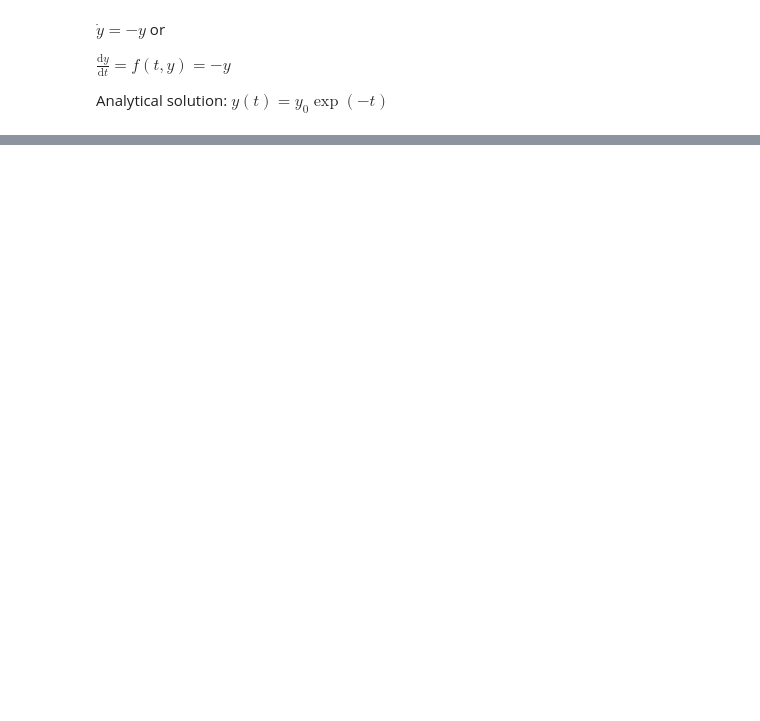
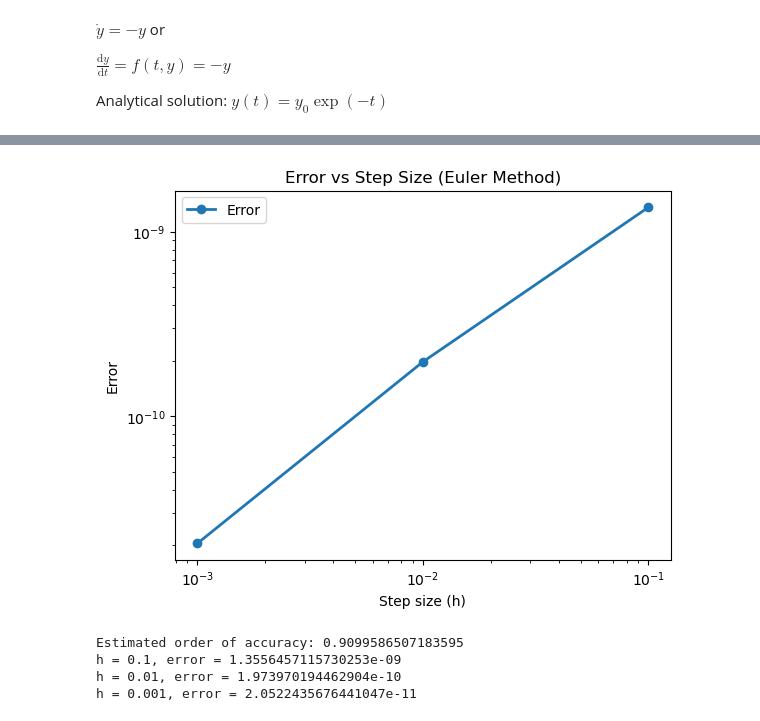
Before and after one commit to rammanohartk/ODE-Solver, a Jupyter notebook: notebooks/01_Euler-Method.ipynb, the cells around one changed output, grey strips where cells are left out. Drawn from its saved outputs; the diff is of its cells as text; code cells hidden in the pictures; blank space fills up the shorter version.

```diff
--- a/notebooks/01_Euler-Method.ipynb
+++ b/notebooks/01_Euler-Method.ipynb
@@ -70,0 +179,56 @@ from euler import EulerODE
+# %%
+
+
+# Final time
+t_final = 20
+
+# Step sizes
+hs = [ 0.1, 0.01, 0.001]
+
+errors = []
+
+for h in hs:
+    y = 1  # initial condition
+    nmax = int(t_final / h)
+
+    # Euler method loop
+    for _ in range(nmax):
+        y = y - y * h
+
+    # Exact solution at final time
+    exact = np.exp(-t_final)
+
+    # Absolute error at final time
+    error = abs(y - exact)
+    errors.append(error)
+
+# Convert to arrays for analysis
+hs_array = np.array(hs)
+errors_array = np.array(errors)
+
+# Log-log plot
+plt.loglog(hs_array, errors_array, 'o-', label="Error")
+
+plt.xlabel("Step size (h)")
+plt.ylabel("Error")
+plt.title("Error vs Step Size (Euler Method)")
+plt.legend()
+plt.show()
+
+# Compute slope (order of accuracy)
+log_h = np.log(hs_array)
+log_err = np.log(errors_array)
+
+slope = np.polyfit(log_h, log_err, 1)[0]
+
+print("Estimated order of accuracy:", slope)
+
+# Print values for clarity
+for h, err in zip(hs, errors):
+    print(f"h = {h}, error = {err}")
+# %% [output]
+[figure, added]
+Estimated order of accuracy: 0.9099586507183595
+h = 0.1, error = 1.3556457115730253e-09
+h = 0.01, error = 1.973970194462904e-10
+h = 0.001, error = 2.0522435676441047e-11
```
Also changed, not shown: parts of 24 cells of this notebook, 1 other file.
